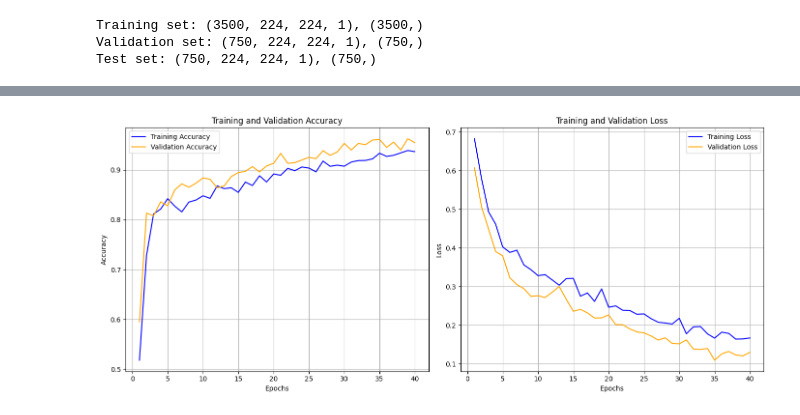
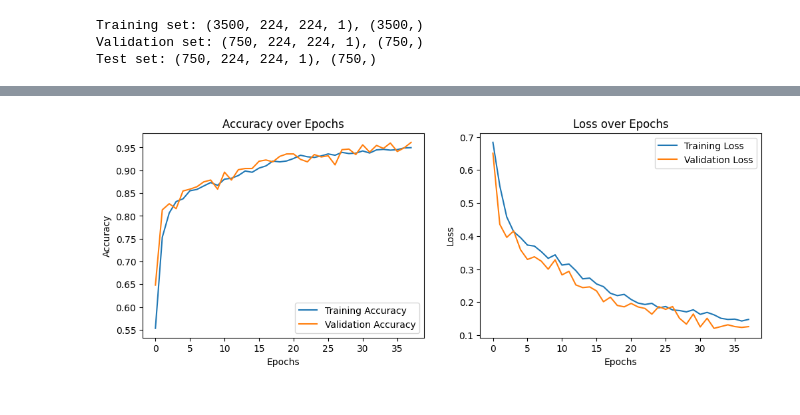
Before and after one commit to Darafarm/Darafarm, a Jupyter notebook: Drowsiness_Detection.ipynb, the cells around one changed output, grey strips where cells are left out. Drawn from its saved outputs; the diff is of its cells as text; code cells hidden in the pictures.

```diff
--- a/Drowsiness_Detection.ipynb
+++ b/Drowsiness_Detection.ipynb
@@ -389,38 +413,30 @@ Test accuracy: 0.9747
-# %%
-import matplotlib.pyplot as plt
-
-# Sample data from the training logs
-epochs = list(range(1, 41))  # Adjust the number of epochs based on your data
-train_accuracy = [0.5179, 0.7278, 0.8117, 0.8214, 0.8424, 0.8272, 0.8158, 0.8355, 0.8395, 0.8481, 0.8429, 0.8680, 0.8625, 0.8642, 0.8549, 0.8756, 0.8687, 0.8883, 0.8758, 0.8919, 0.8893, 0.9032, 0.8985, 0.9059, 0.9038, 0.8962, 0.9178, 0.9073, 0.9096, 0.9075, 0.9159, 0.9188, 0.9191, 0.9222, 0.9336, 0.9272, 0.9295, 0.9343, 0.9390, 0.9368]
-val_accuracy = [0.5947, 0.8133, 0.8080, 0.8360, 0.8280, 0.8600, 0.8720, 0.8653, 0.8733, 0.8840, 0.8813, 0.8640, 0.8680, 0.8867, 0.8947, 0.8973, 0.9067, 0.8960, 0.9080, 0.9133, 0.9333, 0.9133, 0.9147, 0.9200, 0.9253, 0.9227, 0.9387, 0.9293, 0.9360, 0.9533, 0.9400, 0.9533, 0.9507, 0.9600, 0.9613, 0.9453, 0.9560, 0.9400, 0.9627, 0.9547]
-train_loss = [0.6825, 0.5788, 0.4931, 0.4613, 0.4024, 0.3882, 0.3939, 0.3557, 0.3435, 0.3280, 0.3306, 0.3170, 0.3033, 0.3203, 0.3210, 0.2749, 0.2832, 0.2615, 0.2936, 0.2463, 0.2498, 0.2383, 0.2377, 0.2280, 0.2290, 0.2169, 0.2075, 0.2054, 0.2028, 0.2177, 0.1776, 0.1955, 0.1964, 0.1773, 0.1662, 0.1817, 0.1786, 0.1637, 0.1643, 0.1667]
-val_loss = [0.6072, 0.5058, 0.4483, 0.3904, 0.3793, 0.3225, 0.3050, 0.2943, 0.2744, 0.2760, 0.2714, 0.2851, 0.2999, 0.2667, 0.2358, 0.2408, 0.2317, 0.2184, 0.2188, 0.2263, 0.2012, 0.2011, 0.1901, 0.1824, 0.1799, 0.1720, 0.1613, 0.1670, 0.1527, 0.1516, 0.1617, 0.1380, 0.1371, 0.1395, 0.1091, 0.1254, 0.1318, 0.1226, 0.1202, 0.1295]
-
-# Plot training & validation accuracy values
-plt.figure(figsize=(14, 6))
-plt.subplot(1, 2, 1)
-plt.plot(epochs, train_accuracy, label='Training Accuracy', color='blue')
-plt.plot(epochs, val_accuracy, label='Validation Accuracy', color='orange')
-plt.title('Training and Validation Accuracy')
-plt.xlabel('Epochs')
-plt.ylabel('Accuracy')
-plt.legend()
-plt.grid(True)
-
-# Plot training & validation loss values
-plt.subplot(1, 2, 2)
-plt.plot(epochs, train_loss, label='Training Loss', color='blue')
-plt.plot(epochs, val_loss, label='Validation Loss', color='orange')
-plt.title('Training and Validation Loss')
-plt.xlabel('Epochs')
-plt.ylabel('Loss')
-plt.legend()
-plt.grid(True)
-
-plt.tight_layout()
-plt.show()
-# %% [output]
-[figure, removed]
+# %%
+import matplotlib.pyplot as plt
+
+
+# Plotting accuracy
+plt.figure(figsize=(12, 4))
+
+plt.subplot(1, 2, 1)
+plt.plot(history.history['accuracy'], label='Training Accuracy')
+plt.plot(history.history['val_accuracy'], label='Validation Accuracy')
+plt.title('Accuracy over Epochs')
+plt.xlabel('Epochs')
+plt.ylabel('Accuracy')
+plt.legend()
+
+# Plotting loss
+plt.subplot(1, 2, 2)
+plt.plot(history.history['loss'], label='Training Loss')
+plt.plot(history.history['val_loss'], label='Validation Loss')
+plt.title('Loss over Epochs')
+plt.xlabel('Epochs')
+plt.ylabel('Loss')
+plt.legend()
+
+plt.show()
+# %% [output]
+[figure, added]
 # %%
 from sklearn.metrics import classification_report, confusion_matrix, accuracy_score
 import numpy as np
```
Also changed, not shown: parts of 10 cells of this notebook.
